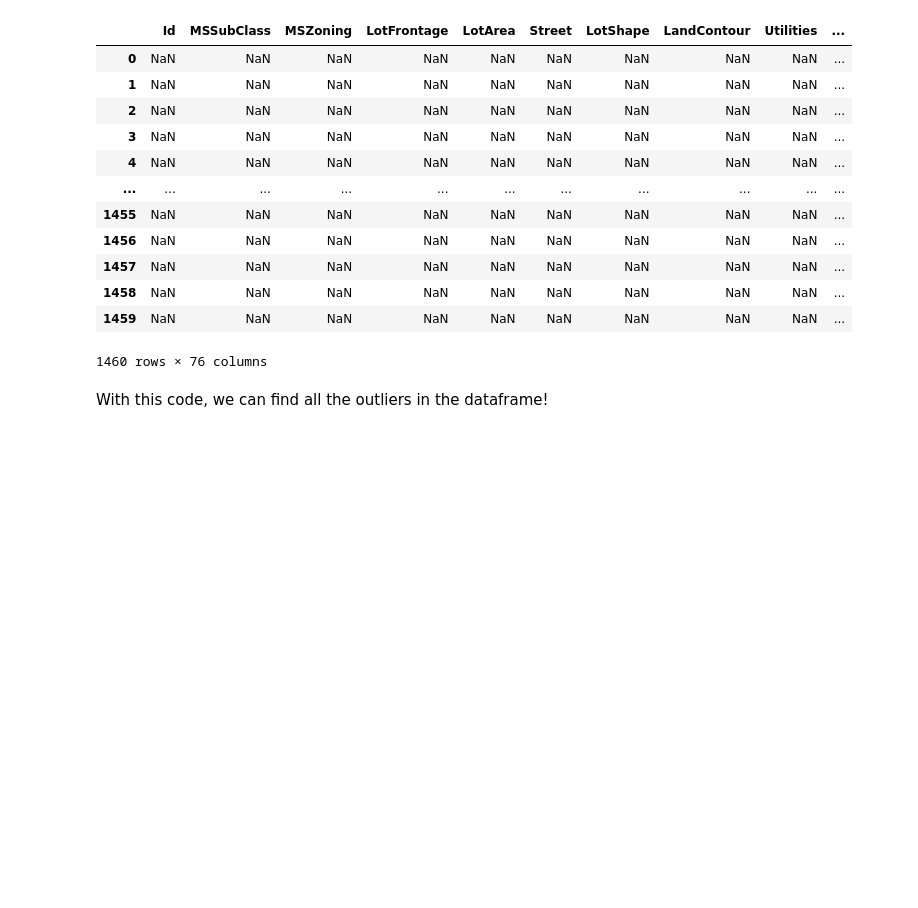
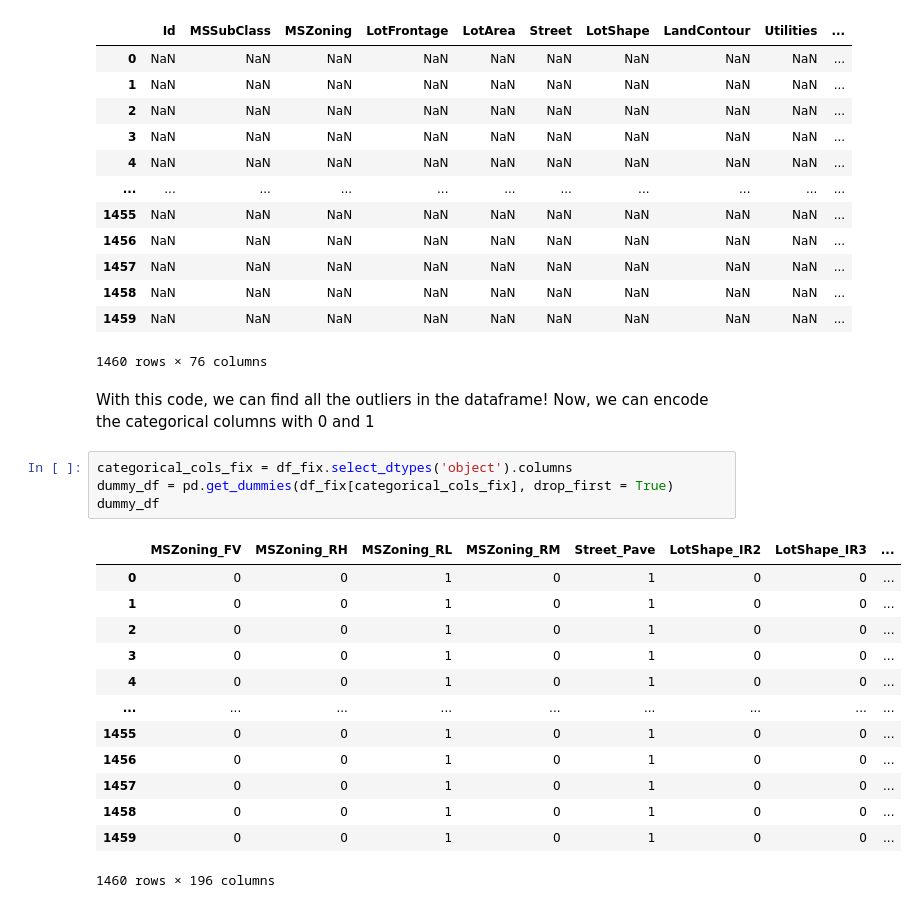
Before and after one commit to DinoKao23/ML2024_V1, a Jupyter notebook: CA01.ipynb, the cells around one changed output. Drawn from its saved outputs; the diff is of its cells as text; blank space fills up the shorter version.

```diff
--- a/CA01.ipynb
+++ b/CA01.ipynb
@@ -372,3 +372,22 @@ outliers
 1460 rows × 76 columns
 # %% [markdown]
 With this code, we can find all the outliers in the dataframe!
+Now, we can encode the categorical columns with 0 and 1
+# %%
+categorical_cols_fix = df_fix.select_dtypes('object').columns
+dummy_df = pd.get_dummies(df_fix[categorical_cols_fix], drop_first = True)
+dummy_df
+# %% [output]
+|  | MSZoning_FV | MSZoning_RH | MSZoning_RL | MSZoning_RM | Street_Pave | LotShape_IR2 | LotShape_IR3 | ... |
+| 0 | 0 | 0 | 1 | 0 | 1 | 0 | 0 | ... |
+| 1 | 0 | 0 | 1 | 0 | 1 | 0 | 0 | ... |
+| 2 | 0 | 0 | 1 | 0 | 1 | 0 | 0 | ... |
+| 3 | 0 | 0 | 1 | 0 | 1 | 0 | 0 | ... |
+| 4 | 0 | 0 | 1 | 0 | 1 | 0 | 0 | ... |
+| ... | ... | ... | ... | ... | ... | ... | ... | ... |
+| 1455 | 0 | 0 | 1 | 0 | 1 | 0 | 0 | ... |
+| 1456 | 0 | 0 | 1 | 0 | 1 | 0 | 0 | ... |
+| 1457 | 0 | 0 | 1 | 0 | 1 | 0 | 0 | ... |
+| 1458 | 0 | 0 | 1 | 0 | 1 | 0 | 0 | ... |
+| 1459 | 0 | 0 | 1 | 0 | 1 | 0 | 0 | ... |
+1460 rows × 196 columns
```
Also changed, not shown: parts of 3 cells of this notebook.
